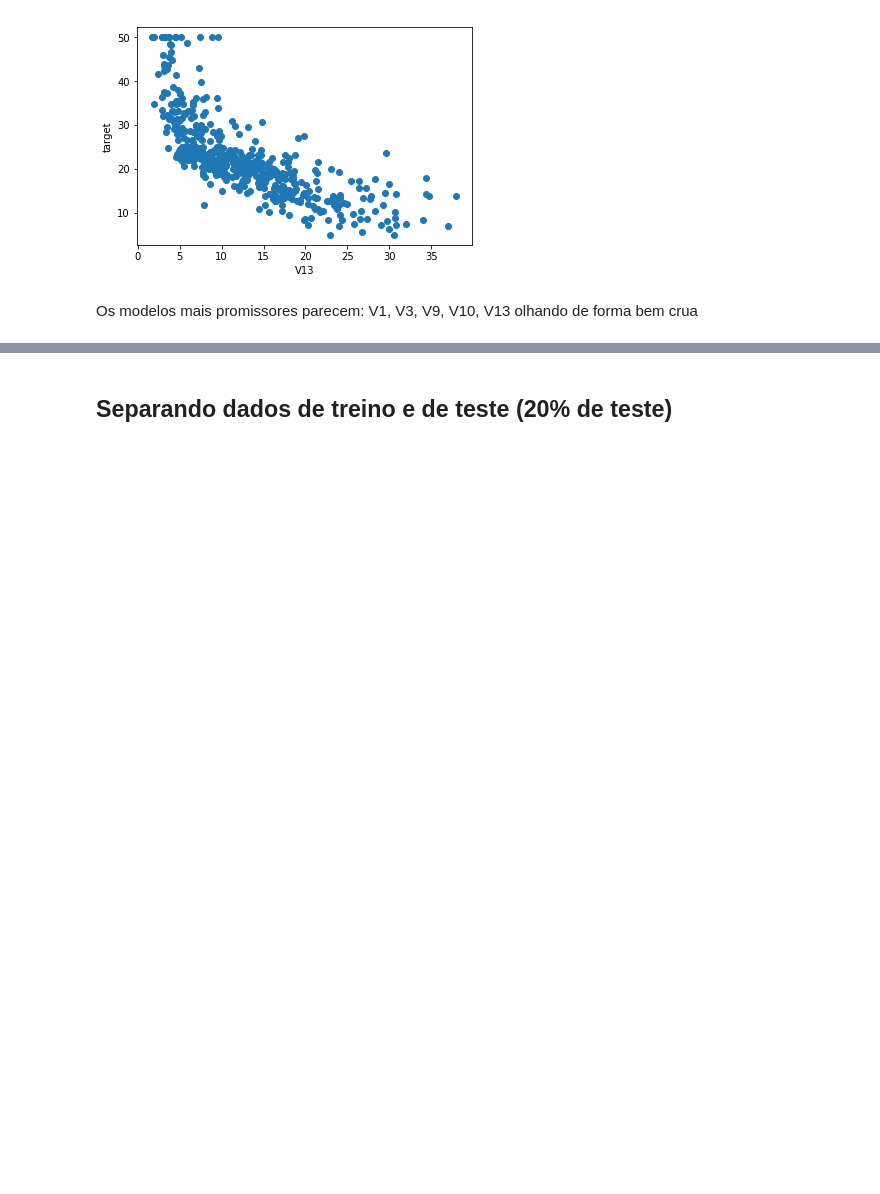
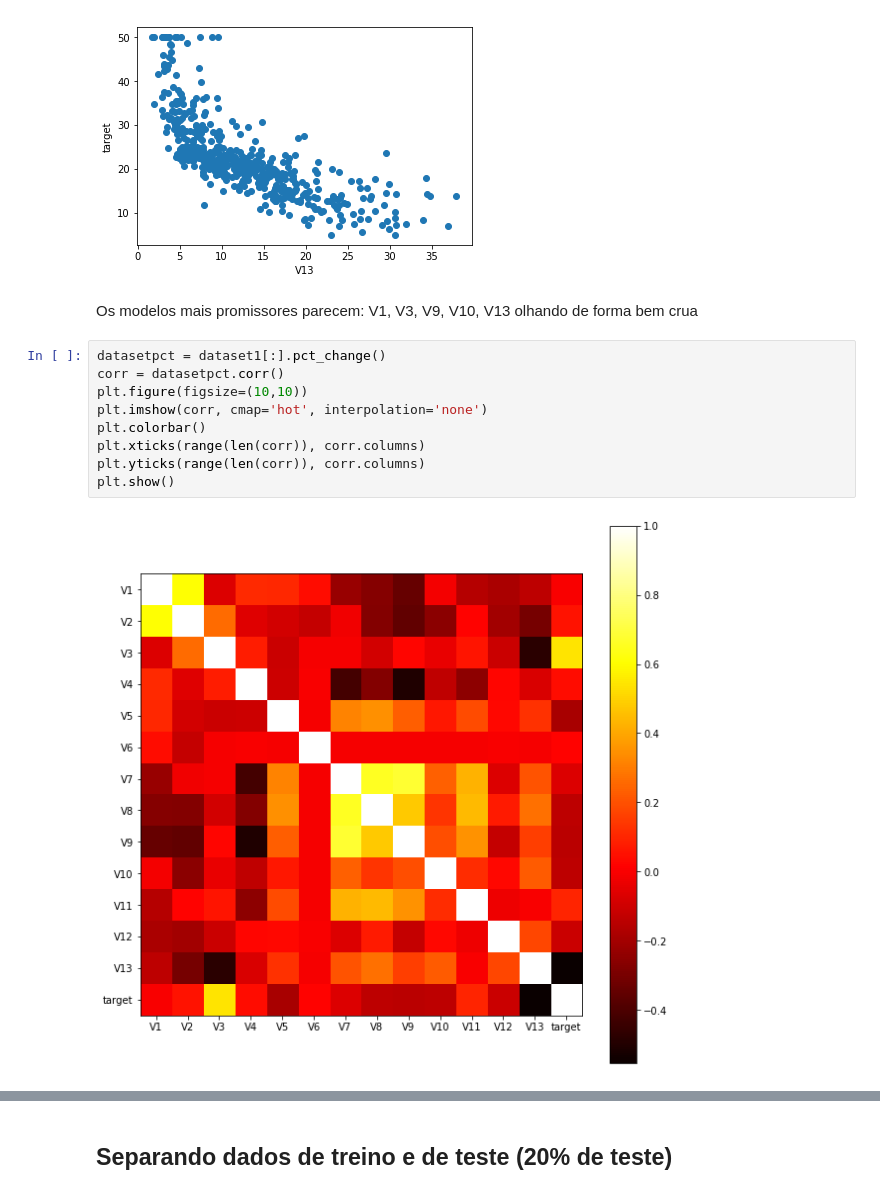
Before and after one commit to GiuDuncan/dataScienceP2, a Jupyter notebook: T2-1.ipynb, the cells around one changed output, grey strips where cells are left out. Cells and saved outputs as stored; diff of their text form; blank space fills up the shorter version.

```diff
--- a/T2-1.ipynb
+++ b/T2-1.ipynb
@@ -107,3 +107,14 @@ for i in range(1, 14):
 [figure]
 # %% [markdown]
 Os modelos mais promissores parecem: V1, V3, V9, V10, V13 olhando de forma bem crua
+# %%
+datasetpct = dataset1[:].pct_change()
+corr = datasetpct.corr()
+plt.figure(figsize=(10,10))
+plt.imshow(corr, cmap='hot', interpolation='none')
+plt.colorbar()
+plt.xticks(range(len(corr)), corr.columns)
+plt.yticks(range(len(corr)), corr.columns)
+plt.show()
+# %% [output]
+[figure, added]
```
Also changed, not shown: parts of 22 cells of this notebook.
